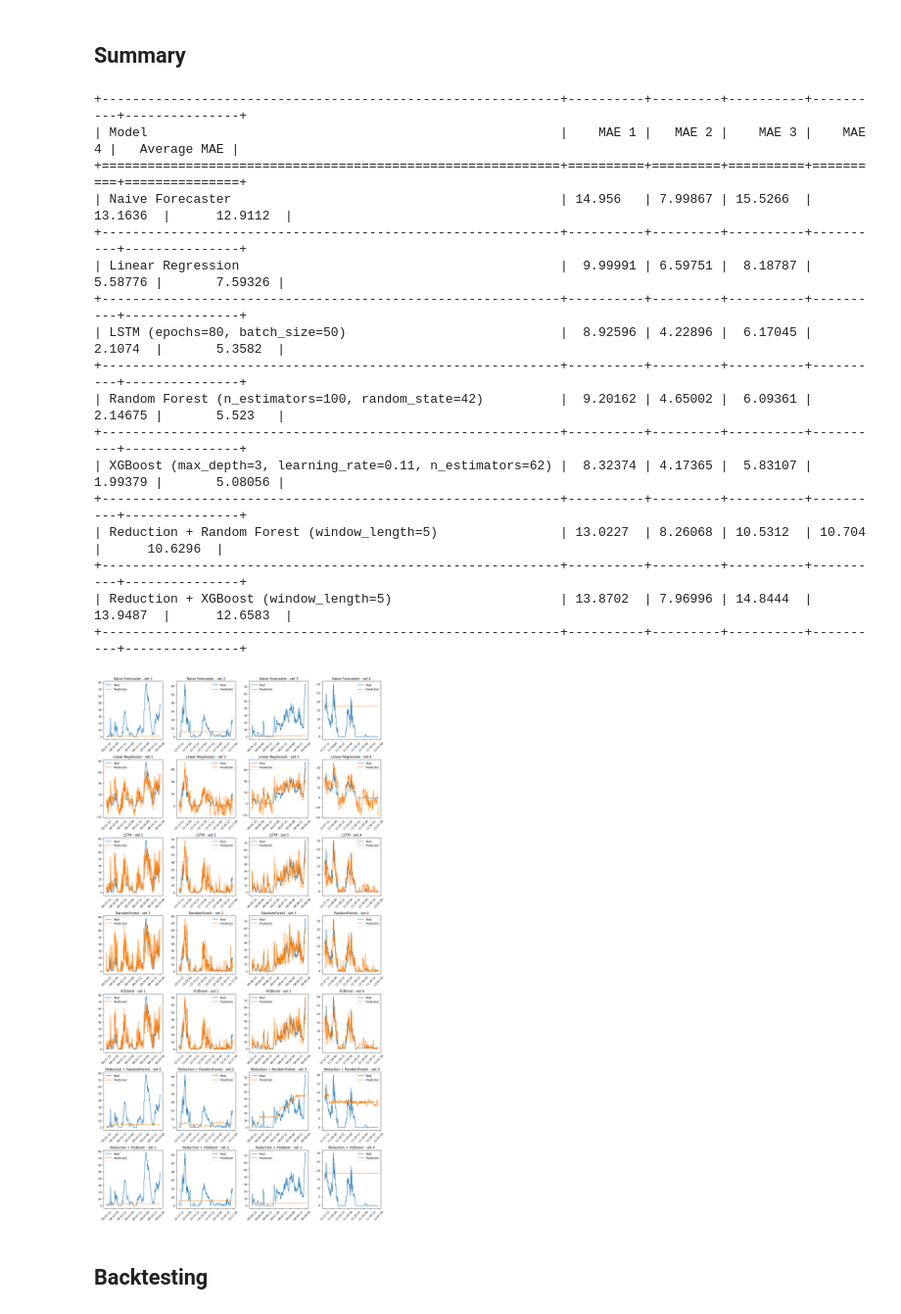
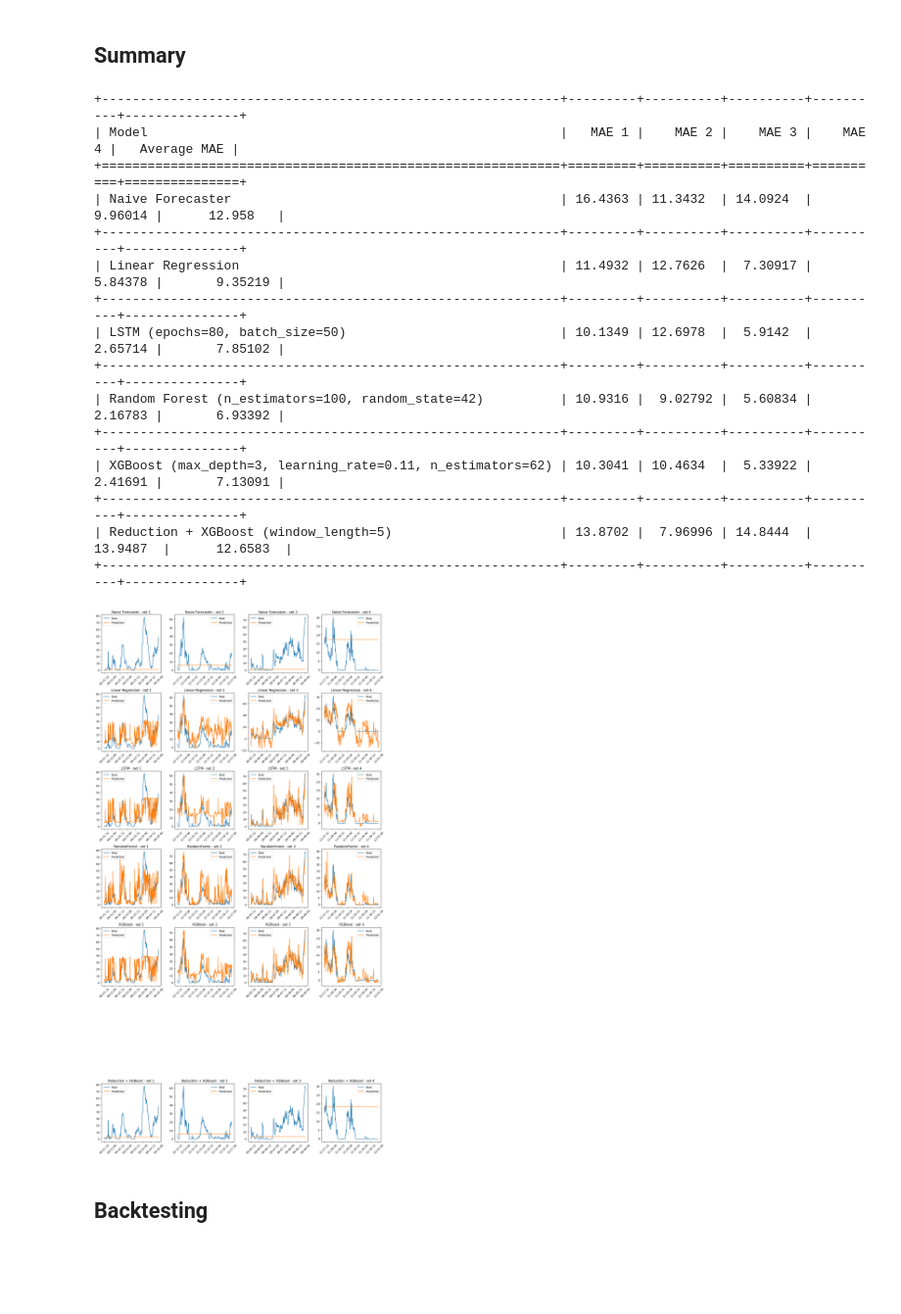
Before and after one commit to hussainv5253/MLProject, a Jupyter notebook: TEST_3_models.ipynb, the cells around one changed output. Shown at 98% size. Saved outputs shown, nothing was run; the diff lists cells and outputs as text; code cells hidden in the pictures; blank space fills up the shorter version.

```diff
--- a/TEST_3_models.ipynb
+++ b/TEST_3_models.ipynb
@@ -227,30 +227,30 @@ df_wf1_3_train, df_wf1_3_test = train_test_split(df_wf1_third_25, train_size = 0
 df_wf1_4_train, df_wf1_4_test = train_test_split(df_wf1_fourth_25, train_size = 0.98, test_size = 0.02, shuffle=False)
 # %%
 y_train_1 = df_wf1_1_train[['Power(MW)']]
-X_train_1 = df_wf1_1_train[['WS_30', 'WD_cen']]
+X_train_1 = df_wf1_1_train[['WS_cen', 'WD_cen', 'Air_P']]
 
 y_train_2 = df_wf1_2_train[['Power(MW)']]
-X_train_2 = df_wf1_2_train[['WS_30', 'WD_cen']]
+X_train_2 = df_wf1_2_train[['WS_cen', 'WD_cen', 'Air_P']]
 
 y_train_3 = df_wf1_3_train[['Power(MW)']]
-X_train_3 = df_wf1_3_train[['WS_30', 'WD_cen']]
+X_train_3 = df_wf1_3_train[['WS_cen', 'WD_cen', 'Air_P']]
 
 y_train_4 = df_wf1_4_train[['Power(MW)']]
-X_train_4 = df_wf1_4_train[['WS_30', 'WD_cen']]
+X_train_4 = df_wf1_4_train[['WS_cen', 'WD_cen', 'Air_P']]
 
 train_datasets = [(y_train_1, X_train_1), (y_train_2, X_train_2), (y_train_3, X_train_3), (y_train_4, X_train_4)]
 # %%
 y_test_1 = df_wf1_1_test[['Power(MW)']]
-X_test_1 = df_wf1_1_test[['WS_30', 'WD_cen']]
+X_test_1 = df_wf1_1_test[['WS_cen', 'WD_cen', 'Air_P']]
 
 y_test_2 = df_wf1_2_test[['Power(MW)']]
-X_test_2 = df_wf1_2_test[['WS_30', 'WD_cen']]
+X_test_2 = df_wf1_2_test[['WS_cen', 'WD_cen', 'Air_P']]
 
 y_test_3 = df_wf1_3_test[['Power(MW)']]
-X_test_3 = df_wf1_3_test[['WS_30', 'WD_cen']]
+X_test_3 = df_wf1_3_test[['WS_cen', 'WD_cen', 'Air_P']]
 
 y_test_4 = df_wf1_4_test[['Power(MW)']]
-X_test_4 = df_wf1_4_test[['WS_30', 'WD_cen']]
+X_test_4 = df_wf1_4_test[['WS_cen', 'WD_cen', 'Air_P']]
 
 test_datasets = [(y_test_1, X_test_1), (y_test_2, X_test_2), (y_test_3, X_test_3), (y_test_4, X_test_4)]
 # %%
@@ -282,7 +282,7 @@ naive_predictions_dict = {}
 for i, (y_train, _) in enumerate(train_datasets, 1):
     y_test, _ = test_datasets[i - 1]
 
-    forecast_naive = NaiveForecaster(strategy="last")
+    forecast_naive = NaiveForecaster(strategy="mean")
     forecasted_naive = forecast_naive.fit(y_train)
 
     forecast_horizon = ForecastingHorizon([i for i in range(1, len(y_test) + 1)])
@@ -487,7 +493,7 @@ models = [
     "LSTM (epochs=80, batch_size=50)",
     "Random Forest (n_estimators=100, random_state=42)",
     "XGBoost (max_depth=3, learning_rate=0.11, n_estimators=62)",
-    "Reduction + Random Forest (window_length=5)",
+    #"Reduction + Random Forest (window_length=5)",
     "Reduction + XGBoost (window_length=5)"
 ]
 
@@ -497,7 +503,7 @@ maes = [
     [mae_lstm_1, mae_lstm_2, mae_lstm_3, mae_lstm_4, average_mae_lstm],
     [mae_randomforest_1, mae_randomforest_2, mae_randomforest_3, mae_randomforest_4, average_mae_randomforest],
     [mae_xgboost_1, mae_xgboost_2, mae_xgboost_3, mae_xgboost_4, average_mae_xgboost],
-    [mae_reduction_randomforest_1, mae_reduction_randomforest_2, mae_reduction_randomforest_3, mae_reduction_randomforest_4, average_mae_reduction_randomforest],
+    #[mae_reduction_randomforest_1, mae_reduction_randomforest_2, mae_reduction_randomforest_3, mae_reduction_randomforest_4, average_mae_reduction_randomforest],
     [mae_reduction_xgboost_1, mae_reduction_xgboost_2, mae_reduction_xgboost_3, mae_reduction_xgboost_4, average_mae_reduction_xgboost]
 ]
 
@@ -509,23 +515,21 @@ for model, mae_list in zip(models, maes):
 
 print(tabulate(table_data, headers=headers, tablefmt="grid"))
 # %% [output]
-+------------------------------------------------------------+----------+---------+----------+----------+---------------+
-| Model                                                      |    MAE 1 |   MAE 2 |    MAE 3 |    MAE 4 |   Average MAE |
-+============================================================+==========+=========+==========+==========+===============+
-| Naive Forecaster                                           | 14.956   | 7.99867 | 15.5266  | 13.1636  |      12.9112  |
-+------------------------------------------------------------+----------+---------+----------+----------+---------------+
-| Linear Regression                                          |  9.99991 | 6.59751 |  8.18787 |  5.58776 |       7.59326 |
-+------------------------------------------------------------+----------+---------+----------+----------+---------------+
-| LSTM (epochs=80, batch_size=50)                            |  8.92596 | 4.22896 |  6.17045 |  2.1074  |       5.3582  |
-+------------------------------------------------------------+----------+---------+----------+----------+---------------+
-| Random Forest (n_estimators=100, random_state=42)          |  9.20162 | 4.65002 |  6.09361 |  2.14675 |       5.523   |
-+------------------------------------------------------------+----------+---------+----------+----------+---------------+
-| XGBoost (max_depth=3, learning_rate=0.11, n_estimators=62) |  8.32374 | 4.17365 |  5.83107 |  1.99379 |       5.08056 |
-+------------------------------------------------------------+----------+---------+----------+----------+---------------+
-| Reduction + Random Forest (window_length=5)                | 13.0227  | 8.26068 | 10.5312  | 10.704   |      10.6296  |
-+------------------------------------------------------------+----------+---------+----------+----------+---------------+
-| Reduction + XGBoost (window_length=5)                      | 13.8702  | 7.96996 | 14.8444  | 13.9487  |      12.6583  |
-+------------------------------------------------------------+----------+---------+----------+----------+---------------+
++------------------------------------------------------------+---------+----------+----------+----------+---------------+
+| Model                                                      |   MAE 1 |    MAE 2 |    MAE 3 |    MAE 4 |   Average MAE |
++============================================================+=========+==========+==========+==========+===============+
+| Naive Forecaster                                           | 16.4363 | 11.3432  | 14.0924  |  9.96014 |      12.958   |
++------------------------------------------------------------+---------+----------+----------+----------+---------------+
+| Linear Regression                                          | 11.4932 | 12.7626  |  7.30917 |  5.84378 |       9.35219 |
++------------------------------------------------------------+---------+----------+----------+----------+---------------+
+| LSTM (epochs=80, batch_size=50)                            | 10.1349 | 12.6978  |  5.9142  |  2.65714 |       7.85102 |
++------------------------------------------------------------+---------+----------+----------+----------+---------------+
+| Random Forest (n_estimators=100, random_state=42)          | 10.9316 |  9.02792 |  5.60834 |  2.16783 |       6.93392 |
++------------------------------------------------------------+---------+----------+----------+----------+---------------+
+| XGBoost (max_depth=3, learning_rate=0.11, n_estimators=62) | 10.3041 | 10.4634  |  5.33922 |  2.41691 |       7.13091 |
++------------------------------------------------------------+---------+----------+----------+----------+---------------+
+| Reduction + XGBoost (window_length=5)                      | 13.8702 |  7.96996 | 14.8444  | 13.9487  |      12.6583  |
++------------------------------------------------------------+---------+----------+----------+----------+---------------+
 # %%
 plt.figure(figsize=(15, 28))
 
@@ -674,6 +678,7 @@ plt.title('XGBoost - set 4')
 plt.legend()
 plt.xticks(rotation=45)
 
+"""
 # Plot Reduction + RandomForest
 plt.subplot(7, 4, 21)
 plt.plot(y_test_1, label='Real')
@@ -702,40 +707,41 @@ plt.plot(y_pred_reduction_randomforest_4, label='Predicted')
 plt.title('Reduction + RandomForest - set 4')
 plt.legend()
 plt.xticks(rotation=45)
+"""
 
 # Plot Reduction + XGBoost
 plt.subplot(7, 4, 25)
 plt.plot(y_test_1, label='Real')
 plt.plot(y_pred_reduction_xgboost_1, label='Predicted')
 plt.title('Reduction + XGBoost - set 1')
 plt.legend()
 plt.xticks(rotation=45)
 
 plt.subplot(7, 4, 26)
 plt.plot(y_test_2, label='Real')
 plt.plot(y_pred_reduction_xgboost_2, label='Predicted')
 plt.title('Reduction + XGBoost - set 2')
 plt.legend()
 plt.xticks(rotation=45)
 
 plt.subplot(7, 4, 27)
 plt.plot(y_test_3, label='Real')
 plt.plot(y_pred_reduction_xgboost_3, label='Predicted')
 plt.title('Reduction + XGBoost - set 3')
 plt.legend()
 plt.xticks(rotation=45)
 
 plt.subplot(7, 4, 28)
 plt.plot(y_test_4, label='Real')
 plt.plot(y_pred_reduction_xgboost_4, label='Predicted')
 plt.title('Reduction + XGBoost - set 4')
 plt.legend()
 plt.xticks(rotation=45)
 
 plt.tight_layout()
 plt.show()
 # %% [output]
-[figure, old version]
+[figure, new version]
 # %% [markdown]
 ## **Backtesting**
 # %%
```
Also changed, not shown: parts of 4 cells of this notebook, 3 other files.
